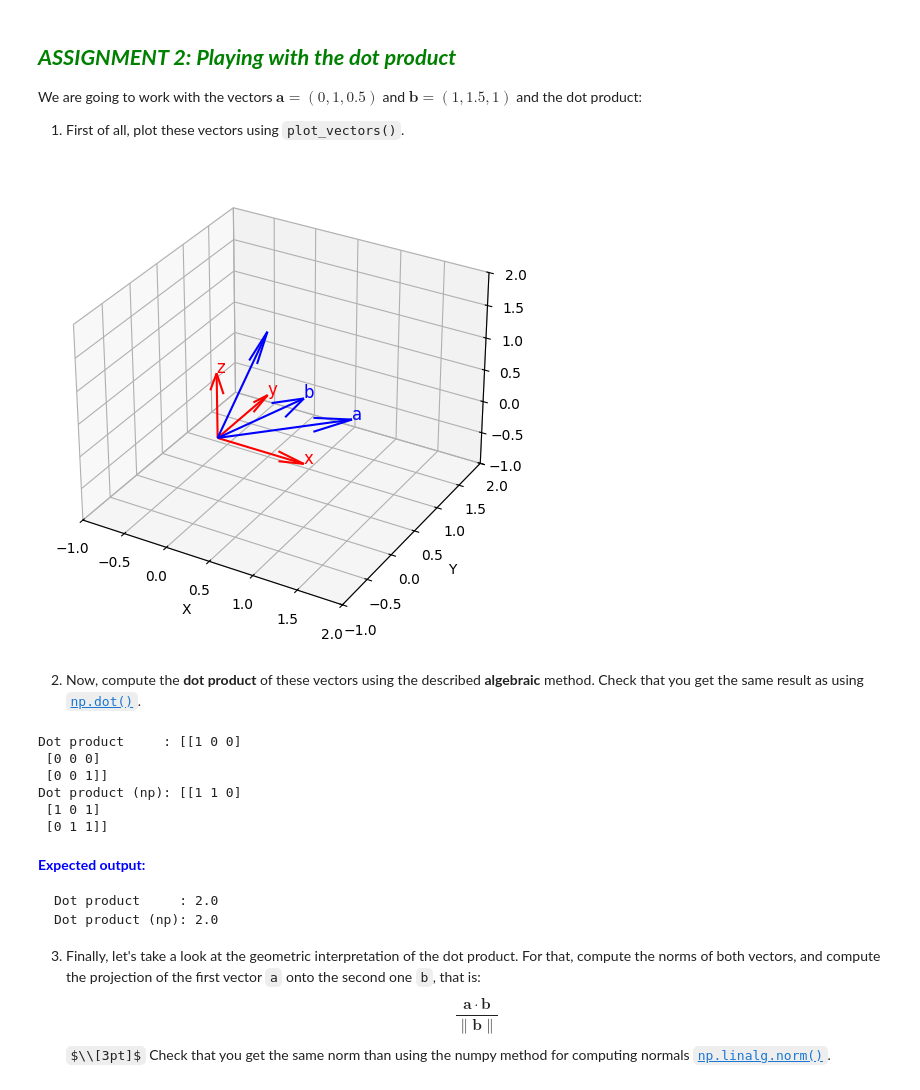
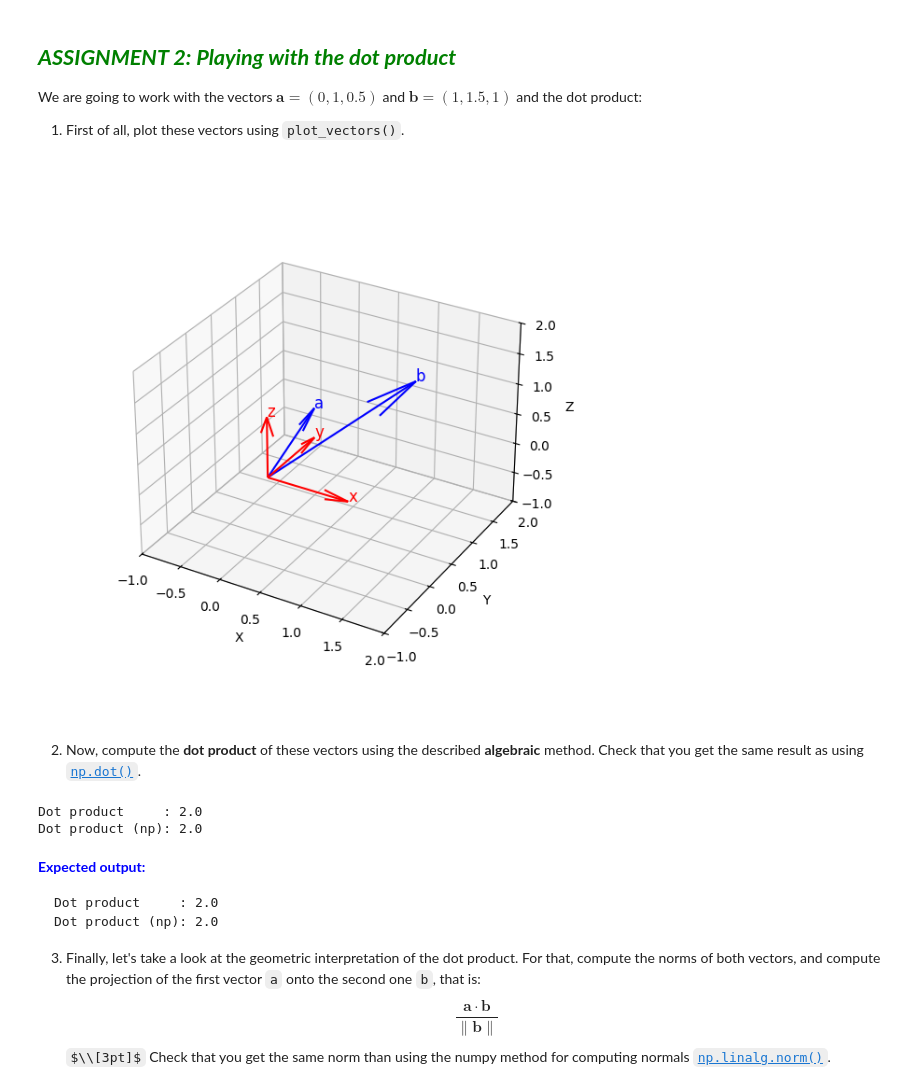
Before and after one commit to rorro6787/Computer_Vision, a Jupyter notebook: src/Chapter 08. Image Formation/8.1 Mathematical tools. Euclidean transformations in 3D.ipynb, the cells around one changed output. Drawn from its saved outputs; the diff is of its cells as text; code cells hidden in the pictures; some formulas as TeX source.

```diff
--- a/src/Chapter 08. Image Formation/8.1 Mathematical tools. Euclidean transformations in 3D.ipynb
+++ b/src/Chapter 08. Image Formation/8.1 Mathematical tools. Euclidean transformations in 3D.ipynb
@@ -290,52 +288,46 @@ We are going to work with the vectors $\mathbf{a}=(0,1,0.5)$ and $\mathbf{b}=(1,
 
 1. First of all, plot these vectors using `plot_vectors()`.
 # %%
-    # ASSIGNMENT 2
-    # Write your code here!
+# ASSIGNMENT 2
+# Write your code here!
 
-    matplotlib.rcParams['figure.figsize'] = (6.0, 6.0)
+matplotlib.rcParams['figure.figsize'] = (6.0, 6.0)
 
-    # Create figure
-    fig = plt.figure()
+# Create figure
+fig = plt.figure()
 
-    # Prepare figure for 3D data
-    ax = plt.axes(projection='3d')
+# Prepare figure for 3D data
+ax = plt.axes(projection='3d')
 
-    # Vector for basis coordinates
-    v_o = np.array([[1,0,0],[0,1,0],[0,0,1]])
+# Vector for basis coordinates
+v_o = np.array([[1,0,0],[0,1,0],[0,0,1]])
+# Origin coordinates
+origin = np.array([[0,0,0],[0,0,0],[0,0,0]])
+# Matrix of vectors
+v = np.array([[0,1],[1,1.5],[0.5,1]])
+origin_v = np.array([[0,0],[0,0],[0,0]])
 
-    # Origin coordinates
-    origin = np.array([[0,0,0],[0,0,0],[0,0,0]])
+# Vector labels
+labels = ["x","y","z"]
+labels_v = ["a","b"]
 
-    # Matrix of vectors
-    v = np.array([[1, 1, 0], [1, 0, 1], [0, 1, 1]])
-    origin_v = np.array([[0, 0, 0], [0, 0, 0], [0, 0, 0]])
-
-    # Vector labels
-    labels = ["x","y","z"]
-    labels_v = ["a","b"]
-
-    # Call plot_vectors
-    fig, ax = plot_vectors(fig, ax, v_o, origin, labels, "red", [-1,2,-1,2,-1,2])
-    fig, ax = plot_vectors(fig, ax, v, origin_v, labels_v, "blue", [-1,2,-1,2,-1,2])
+# Call plot_vectors
+fig, ax = plot_vectors(fig, ax, v_o, origin, labels, "red", [-1,2,-1,2,-1,2])
+fig, ax = plot_vectors(fig, ax, v, origin_v, labels_v, "blue", [-1,2,-1,2,-1,2])
 # %% [output]
-[figure, old version]
+[figure, new version]
 # %% [markdown]
 2. Now, compute the **dot product** of these vectors using the described **algebraic** method. Check that you get the same result as using [`np.dot()`](https://numpy.org/doc/stable/reference/generated/numpy.dot.html).
 # %%
 # Dot product (algebraic)
-dot = v*v_o
-dot_np = np.dot(v, v_o)
+dot = sum(v[:,0]*v[:,1])
+dot_np = np.dot(v[:,0], v[:,1])
 
 print('Dot product     : ' + str(dot))
 print('Dot product (np): ' + str(dot_np))
 # %% [output]
-Dot product     : [[1 0 0]
- [0 0 0]
- [0 0 1]]
-Dot product (np): [[1 1 0]
- [1 0 1]
- [0 1 1]]
+Dot product     : 2.0
+Dot product (np): 2.0
 # %% [markdown]
 <font color='blue'>**Expected output:**  </font>
 
```
Also changed, not shown: parts of 14 cells of this notebook, 5 other files.
